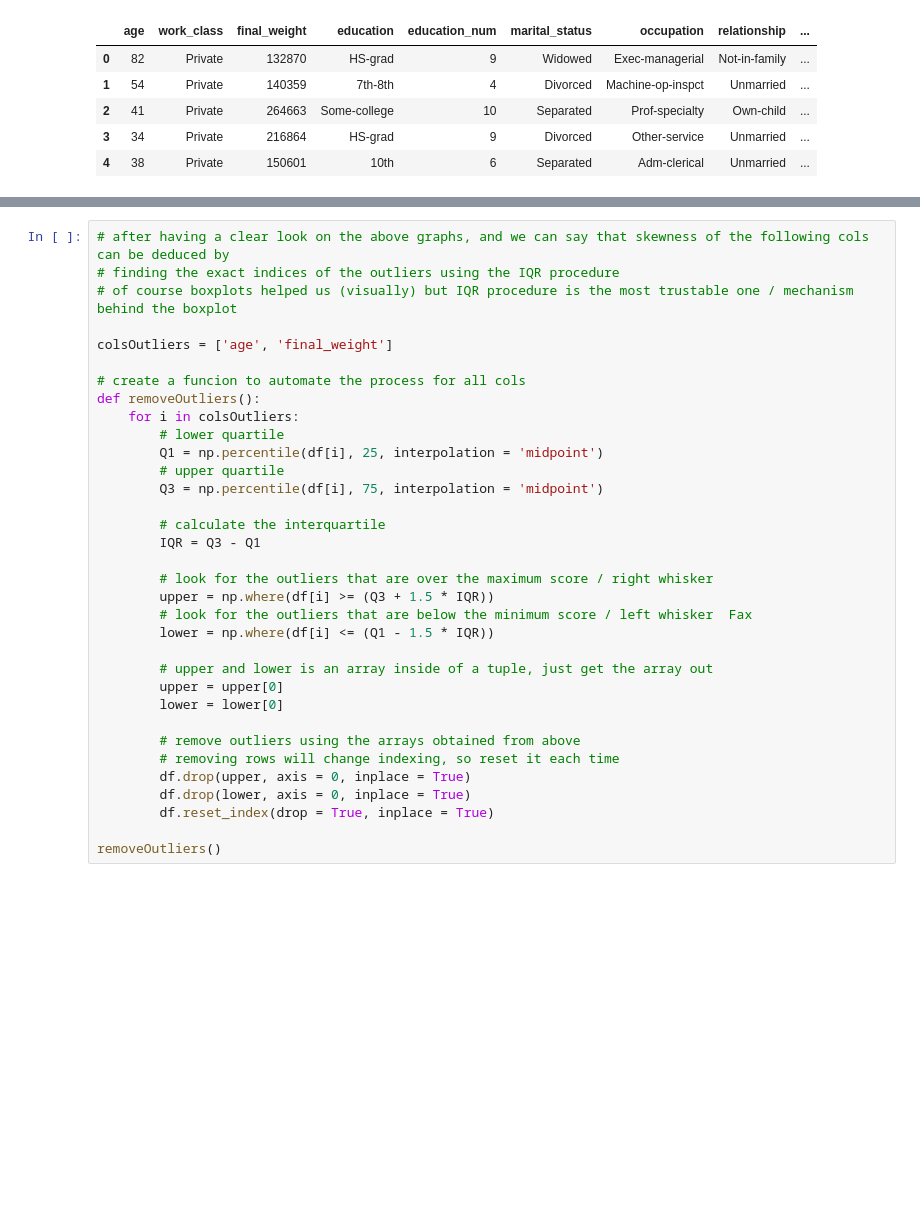
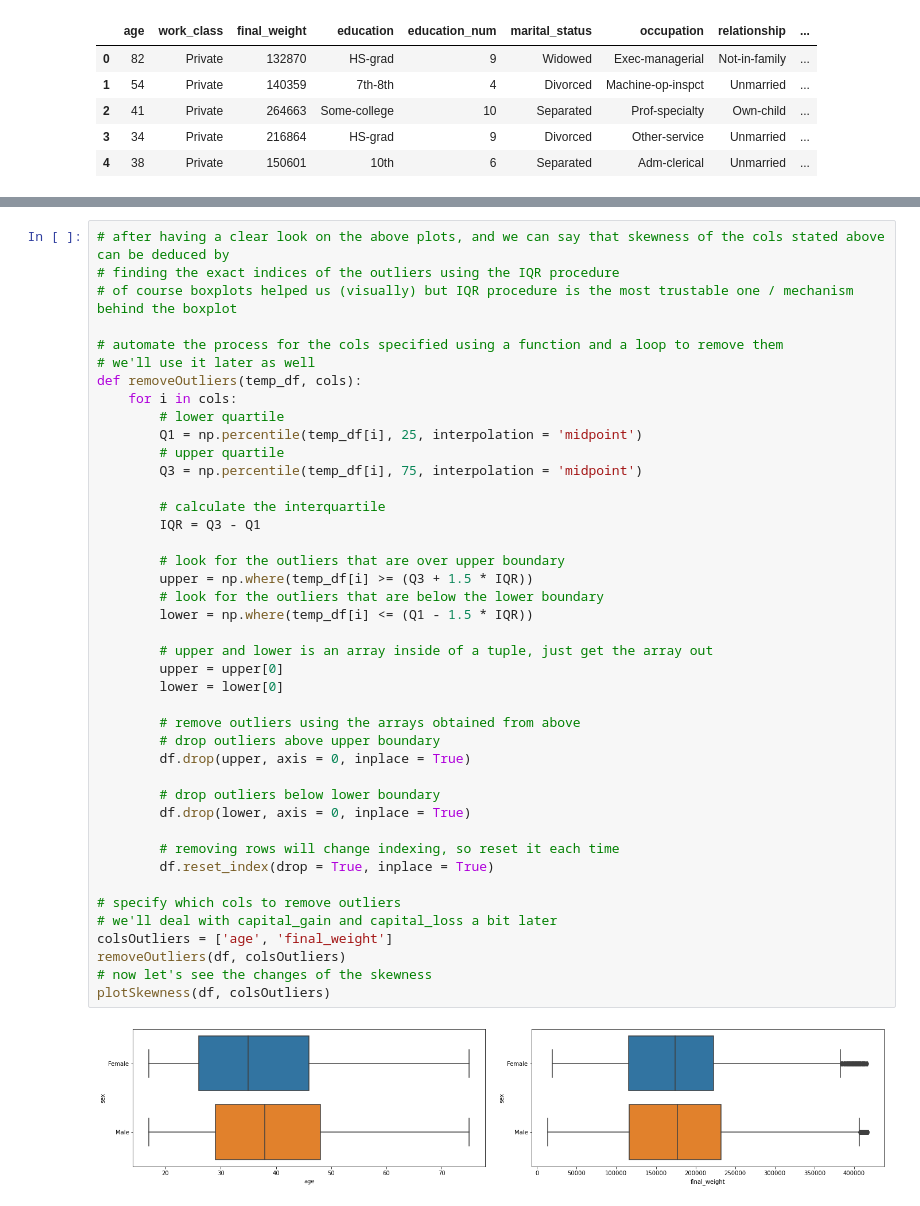
Before and after one commit to Prinex/Predicting-Census-Income-MachineLearning, a Jupyter notebook: coursework_code.ipynb, the cells around one changed output, grey strips where cells are left out. Cells and saved outputs as stored; diff of their text form; blank space fills up the shorter version.

Commit message:
Did some more analysis and pre-processing: -dealt with outliers -began dealing with categorical variables

```diff
--- a/coursework_code.ipynb
+++ b/coursework_code.ipynb
@@ -203,35 +211,45 @@ plotSkewness()
 # %%
-# after having a clear look on the above graphs, and we can say that skewness of the following cols can be deduced by
+# after having a clear look on the above plots, and we can say that skewness of the cols stated above can be deduced by
 # finding the exact indices of the outliers using the IQR procedure
 # of course boxplots helped us (visually) but IQR procedure is the most trustable one / mechanism behind the boxplot
 
-colsOutliers = ['age', 'final_weight']
-
-# create a funcion to automate the process for all cols
-def removeOutliers():
-    for i in colsOutliers:
+# automate the process for the cols specified using a function and a loop to remove them
+# we'll use it later as well
+def removeOutliers(temp_df, cols):
+    for i in cols:
         # lower quartile
-        Q1 = np.percentile(df[i], 25, interpolation = 'midpoint')
+        Q1 = np.percentile(temp_df[i], 25, interpolation = 'midpoint')
         # upper quartile
-        Q3 = np.percentile(df[i], 75, interpolation = 'midpoint')
+        Q3 = np.percentile(temp_df[i], 75, interpolation = 'midpoint')
 
         # calculate the interquartile
         IQR = Q3 - Q1
 
-        # look for the outliers that are over the maximum score / right whisker
-        upper = np.where(df[i] >= (Q3 + 1.5 * IQR))
-        # look for the outliers that are below the minimum score / left whisker  Fax
-        lower = np.where(df[i] <= (Q1 - 1.5 * IQR))
+        # look for the outliers that are over upper boundary
+        upper = np.where(temp_df[i] >= (Q3 + 1.5 * IQR))
+        # look for the outliers that are below the lower boundary
+        lower = np.where(temp_df[i] <= (Q1 - 1.5 * IQR))
 
         # upper and lower is an array inside of a tuple, just get the array out
         upper = upper[0]
         lower = lower[0]
 
         # remove outliers using the arrays obtained from above
+        # drop outliers above upper boundary
+        df.drop(upper, axis = 0, inplace = True)
+
+        # drop outliers below lower boundary
+        df.drop(lower, axis = 0, inplace = True)
+
         # removing rows will change indexing, so reset it each time
-        df.drop(upper, axis = 0, inplace = True)
-        df.drop(lower, axis = 0, inplace = True)
         df.reset_index(drop = True, inplace = True)
 
-removeOutliers()
+# specify which cols to remove outliers
+# we'll deal with capital_gain and capital_loss a bit later
+colsOutliers = ['age', 'final_weight']
+removeOutliers(df, colsOutliers)
+# now let's see the changes of the skewness
+plotSkewness(df, colsOutliers)
+# %% [output]
+[figure, added]
 # %%
```
Also changed, not shown: parts of 15 cells of this notebook.
